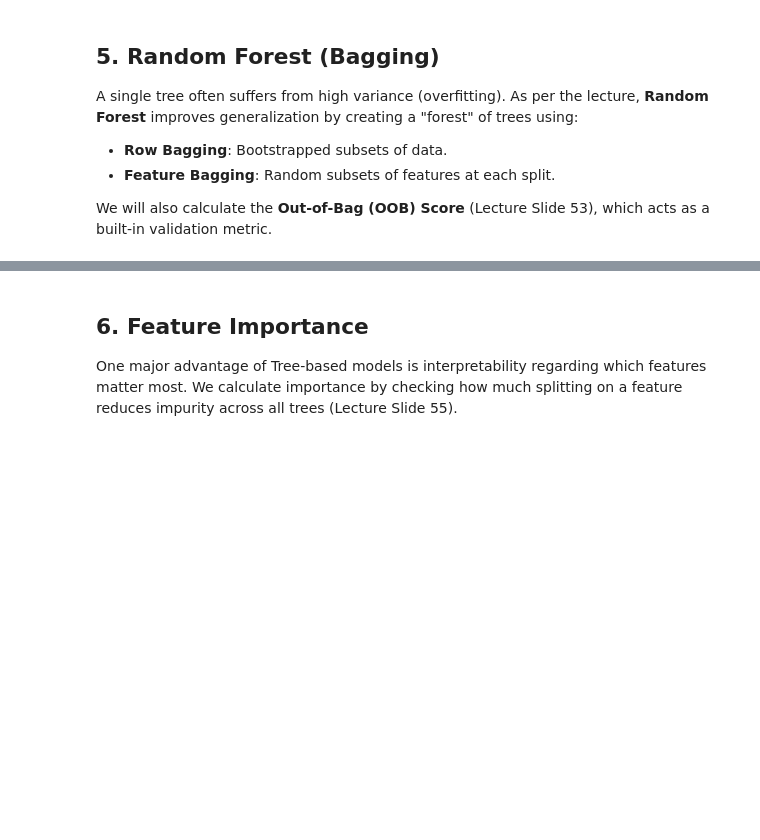
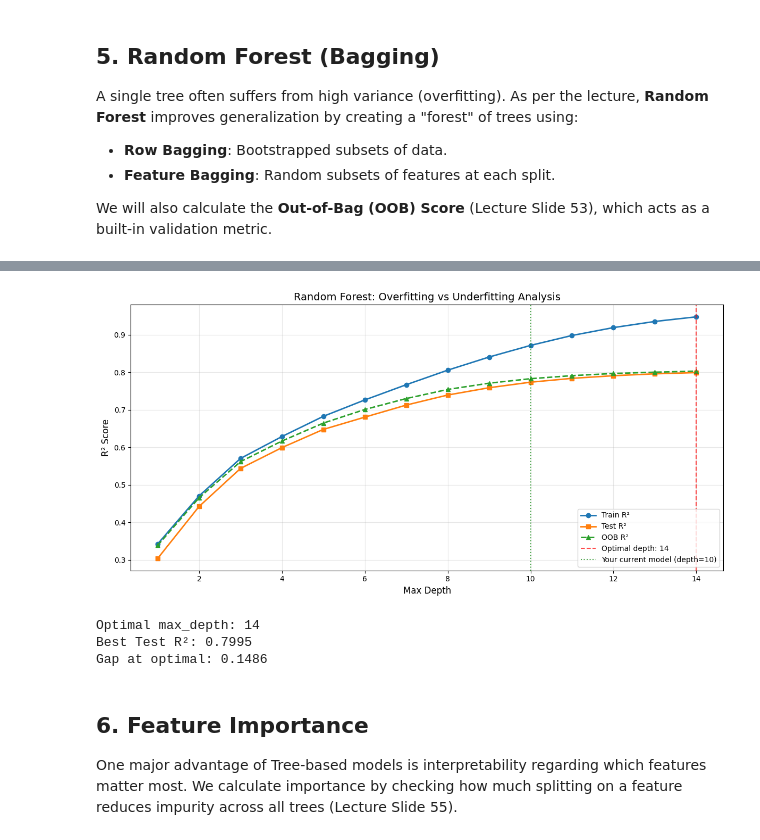
Before and after one commit to DavidAkerlind/AI_M1_Lab6_TreeModels_I, a Jupyter notebook: lab6.ipynb, the cells around one changed output, grey strips where cells are left out. Cells and saved outputs as stored; diff of their text form; code cells hidden in the pictures; blank space fills up the shorter version.

```diff
--- a/lab6.ipynb
+++ b/lab6.ipynb
@@ -135,3 +201,54 @@ from sklearn.ensemble import RandomForestRegressor
+# %%
+# Test different max_depth values to visualize overfitting/underfitting
+depths = range(1, 15)
+train_scores_rf = []
+test_scores_rf = []
+oob_scores_rf = []
+
+for depth in depths:
+    rf = RandomForestRegressor(n_estimators=100, max_depth=depth,
+                               random_state=0, oob_score=True)
+    rf.fit(X_train, y_train)
+
+    train_pred = rf.predict(X_train)
+    test_pred = rf.predict(X_test)
+
+    train_scores_rf.append(r2_score(y_train, train_pred))
+    test_scores_rf.append(r2_score(y_test, test_pred))
+    oob_scores_rf.append(rf.oob_score_)
+
+# Plot the results
+plt.figure(figsize=(12, 6))
+plt.plot(depths, train_scores_rf, label='Train R²', marker='o', linewidth=2)
+plt.plot(depths, test_scores_rf, label='Test R²', marker='s', linewidth=2)
+plt.plot(depths, oob_scores_rf, label='OOB R²', marker='^', linewidth=2, linestyle='--')
+
+# Mark optimal depth
+best_idx = test_scores_rf.index(max(test_scores_rf))
+best_depth = depths[best_idx]
+plt.axvline(x=best_depth, color='red', linestyle='--', alpha=0.7,
+            label=f'Optimal depth: {best_depth}')
+
+# Mark current model
+plt.axvline(x=10, color='green', linestyle=':', alpha=0.7,
+            label='Your current model (depth=10)')
+
+plt.xlabel('Max Depth', fontsize=12)
+plt.ylabel('R² Score', fontsize=12)
+plt.title('Random Forest: Overfitting vs Underfitting Analysis', fontsize=14)
+plt.legend(loc='lower right')
+plt.grid(True, alpha=0.3)
+plt.tight_layout()
+plt.show()
+
+print(f"Optimal max_depth: {best_depth}")
+print(f"Best Test R²: {max(test_scores_rf):.4f}")
+print(f"Gap at optimal: {train_scores_rf[best_idx] - test_scores_rf[best_idx]:.4f}")
+# %% [output]
+[figure, added]
+Optimal max_depth: 14
+Best Test R²: 0.7995
+Gap at optimal: 0.1486
 # %% [markdown]
 ## 6. Feature Importance
 One major advantage of Tree-based models is interpretability regarding which features matter most.
```
Also changed, not shown: parts of 6 cells of this notebook, 2 other files.
